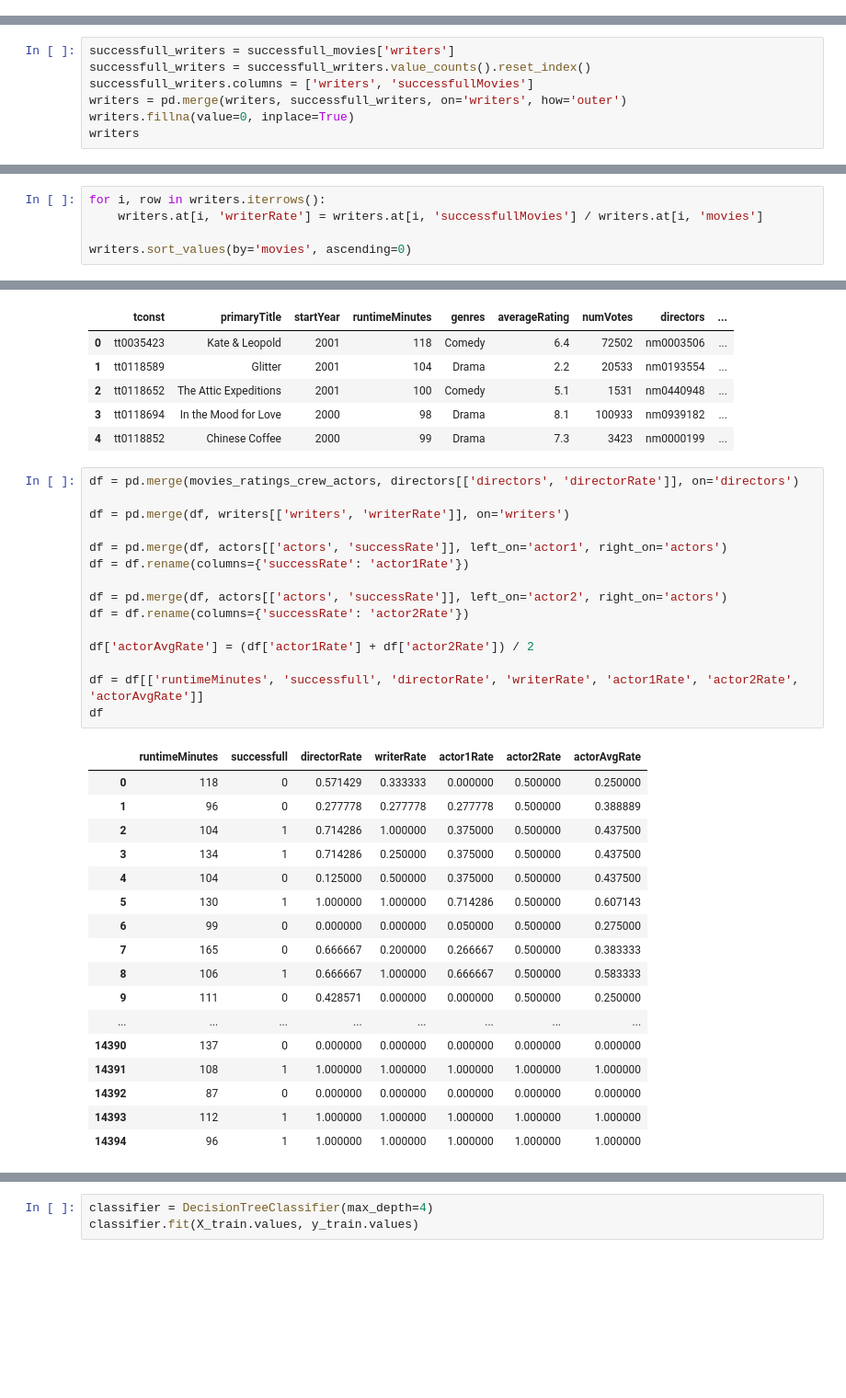
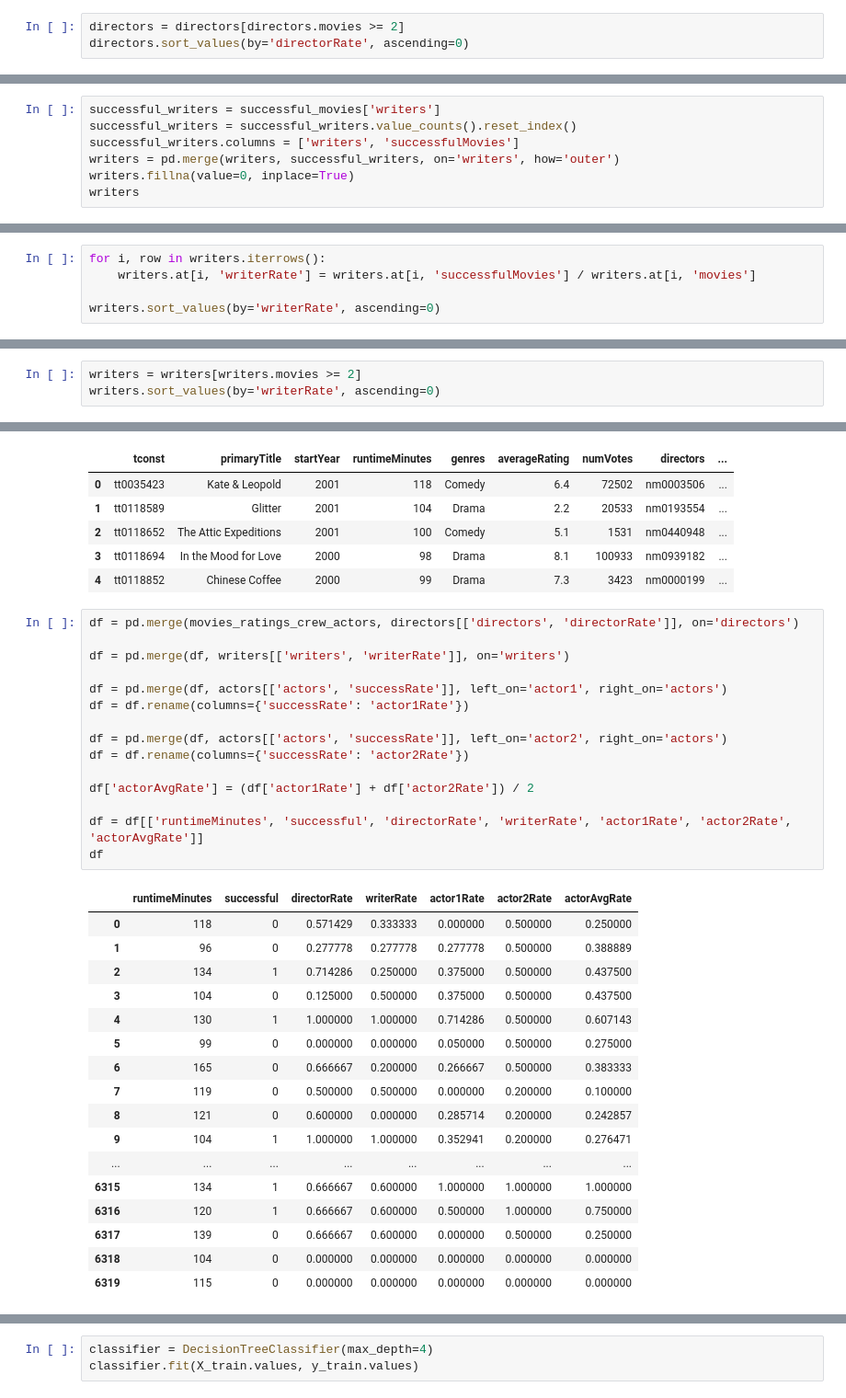
Before and after one commit to philipohlund/2IS063_project, a Jupyter notebook: Data Mining Project.ipynb, the cells around one changed output, grey strips where cells are left out. Shown at 92% size. Saved outputs shown, nothing was run; the diff lists cells and outputs as text; blank space fills up the shorter version.

```diff
--- a/Data Mining Project.ipynb
+++ b/Data Mining Project.ipynb
@@ -648,0 +630,3 @@ directors.sort_values(by='directorRate', ascending=0)
+# %%
+directors = directors[directors.movies >= 2]
+directors.sort_values(by='directorRate', ascending=0)
@@ -673,10 +683,10 @@ writers
 | 9567 | nm4940051 | 1 |
 9568 rows × 2 columns
 # %%
-successfull_writers = successfull_movies['writers']
-successfull_writers = successfull_writers.value_counts().reset_index()
-successfull_writers.columns = ['writers', 'successfullMovies']
-writers = pd.merge(writers, successfull_writers, on='writers', how='outer')
+successful_writers = successful_movies['writers']
+successful_writers = successful_writers.value_counts().reset_index()
+successful_writers.columns = ['writers', 'successfulMovies']
+writers = pd.merge(writers, successful_writers, on='writers', how='outer')
 writers.fillna(value=0, inplace=True)
 writers
 # %% [output]
@@ -700,7 +710,7 @@ writers
 9568 rows × 3 columns
 # %%
 for i, row in writers.iterrows():
-    writers.at[i, 'writerRate'] = writers.at[i, 'successfullMovies'] / writers.at[i, 'movies']
+    writers.at[i, 'writerRate'] = writers.at[i, 'successfulMovies'] / writers.at[i, 'movies']
 
-writers.sort_values(by='movies', ascending=0)
+writers.sort_values(by='writerRate', ascending=0)
 # %% [output]
@@ -729,0 +741,3 @@ name_basics[name_basics.nconst == 'nm0491956']
+# %%
+writers = writers[writers.movies >= 2]
+writers.sort_values(by='writerRate', ascending=0)
@@ -748,33 +788,33 @@ movies_ratings_crew_actors.head()
 # %%
 df = pd.merge(movies_ratings_crew_actors, directors[['directors', 'directorRate']], on='directors')
 
 df = pd.merge(df, writers[['writers', 'writerRate']], on='writers')
 
 df = pd.merge(df, actors[['actors', 'successRate']], left_on='actor1', right_on='actors')
 df = df.rename(columns={'successRate': 'actor1Rate'})
 
 df = pd.merge(df, actors[['actors', 'successRate']], left_on='actor2', right_on='actors')
 df = df.rename(columns={'successRate': 'actor2Rate'})
 
 df['actorAvgRate'] = (df['actor1Rate'] + df['actor2Rate']) / 2
 
-df = df[['runtimeMinutes', 'successfull', 'directorRate', 'writerRate', 'actor1Rate', 'actor2Rate', 'actorAvgRate']]
+df = df[['runtimeMinutes', 'successful', 'directorRate', 'writerRate', 'actor1Rate', 'actor2Rate', 'actorAvgRate']]
 df
 # %% [output]
-|  | runtimeMinutes | successfull | directorRate | writerRate | actor1Rate | actor2Rate | actorAvgRate |
+|  | runtimeMinutes | successful | directorRate | writerRate | actor1Rate | actor2Rate | actorAvgRate |
 | 0 | 118 | 0 | 0.571429 | 0.333333 | 0.000000 | 0.500000 | 0.250000 |
 | 1 | 96 | 0 | 0.277778 | 0.277778 | 0.277778 | 0.500000 | 0.388889 |
-| 2 | 104 | 1 | 0.714286 | 1.000000 | 0.375000 | 0.500000 | 0.437500 |
-| 3 | 134 | 1 | 0.714286 | 0.250000 | 0.375000 | 0.500000 | 0.437500 |
-| 4 | 104 | 0 | 0.125000 | 0.500000 | 0.375000 | 0.500000 | 0.437500 |
-| 5 | 130 | 1 | 1.000000 | 1.000000 | 0.714286 | 0.500000 | 0.607143 |
-| 6 | 99 | 0 | 0.000000 | 0.000000 | 0.050000 | 0.500000 | 0.275000 |
-| 7 | 165 | 0 | 0.666667 | 0.200000 | 0.266667 | 0.500000 | 0.383333 |
-| 8 | 106 | 1 | 0.666667 | 1.000000 | 0.666667 | 0.500000 | 0.583333 |
-| 9 | 111 | 0 | 0.428571 | 0.000000 | 0.000000 | 0.500000 | 0.250000 |
+| 2 | 134 | 1 | 0.714286 | 0.250000 | 0.375000 | 0.500000 | 0.437500 |
+| 3 | 104 | 0 | 0.125000 | 0.500000 | 0.375000 | 0.500000 | 0.437500 |
+| 4 | 130 | 1 | 1.000000 | 1.000000 | 0.714286 | 0.500000 | 0.607143 |
+| 5 | 99 | 0 | 0.000000 | 0.000000 | 0.050000 | 0.500000 | 0.275000 |
+| 6 | 165 | 0 | 0.666667 | 0.200000 | 0.266667 | 0.500000 | 0.383333 |
+| 7 | 119 | 0 | 0.500000 | 0.500000 | 0.000000 | 0.200000 | 0.100000 |
+| 8 | 121 | 0 | 0.600000 | 0.000000 | 0.285714 | 0.200000 | 0.242857 |
+| 9 | 104 | 1 | 1.000000 | 1.000000 | 0.352941 | 0.200000 | 0.276471 |
 | ... | ... | ... | ... | ... | ... | ... | ... |
-| 14390 | 137 | 0 | 0.000000 | 0.000000 | 0.000000 | 0.000000 | 0.000000 |
-| 14391 | 108 | 1 | 1.000000 | 1.000000 | 1.000000 | 1.000000 | 1.000000 |
-| 14392 | 87 | 0 | 0.000000 | 0.000000 | 0.000000 | 0.000000 | 0.000000 |
-| 14393 | 112 | 1 | 1.000000 | 1.000000 | 1.000000 | 1.000000 | 1.000000 |
-| 14394 | 96 | 1 | 1.000000 | 1.000000 | 1.000000 | 1.000000 | 1.000000 |
+| 6315 | 134 | 1 | 0.666667 | 0.600000 | 1.000000 | 1.000000 | 1.000000 |
+| 6316 | 120 | 1 | 0.666667 | 0.600000 | 0.500000 | 1.000000 | 0.750000 |
+| 6317 | 139 | 0 | 0.666667 | 0.600000 | 0.000000 | 0.500000 | 0.250000 |
+| 6318 | 104 | 0 | 0.000000 | 0.000000 | 0.000000 | 0.000000 | 0.000000 |
+| 6319 | 115 | 0 | 0.000000 | 0.000000 | 0.000000 | 0.000000 | 0.000000 |
```
Also changed, not shown: parts of 36 cells of this notebook.
